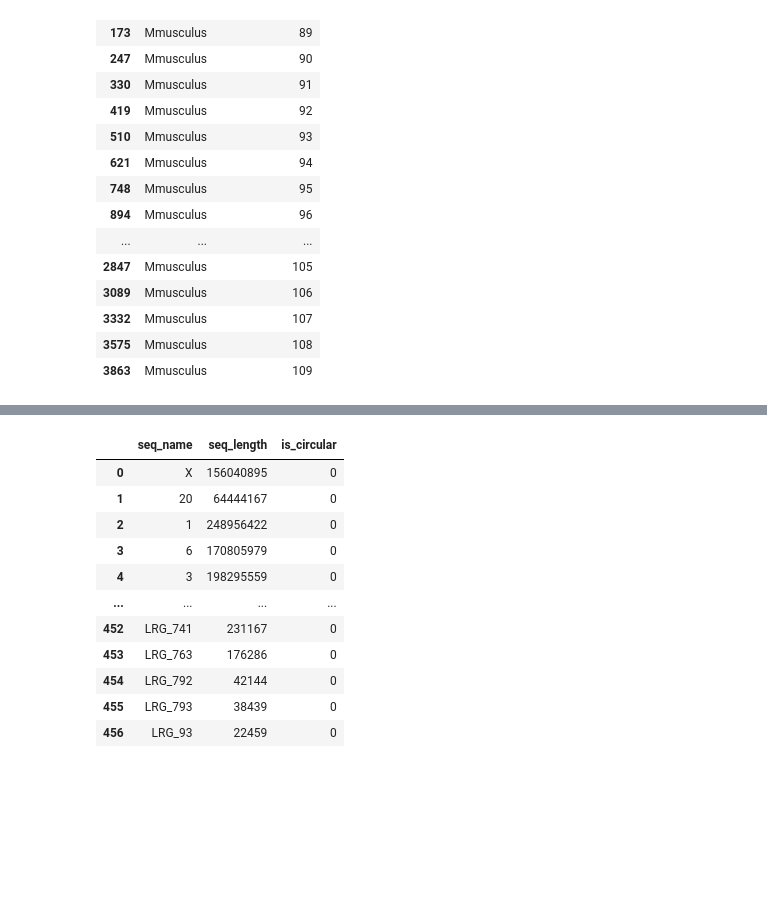
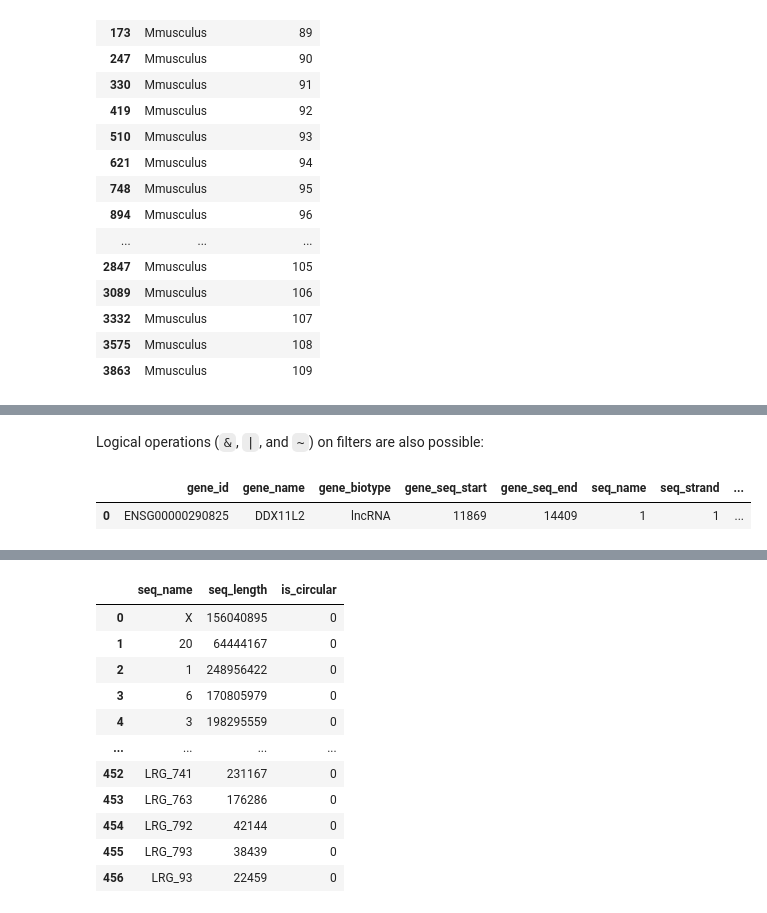
Before and after one commit to scverse/genomic-features, a Jupyter notebook: docs/notebooks/basic_usage.ipynb, the cells around one changed output, grey strips where cells are left out. Drawn from its saved outputs; the diff is of its cells as text; code cells hidden in the pictures; blank space fills up the shorter version.

```diff
--- a/docs/notebooks/basic_usage.ipynb
+++ b/docs/notebooks/basic_usage.ipynb
@@ -50,0 +94,9 @@ genes.head()
+# %% [markdown]
+Logical operations (`&`, `|`, and `~`) on filters are also possible:
+# %%
+ensdb.genes(
+    filter=gf.filters.GeneBioTypeFilter("lncRNA") & gf.filters.GeneRangesFilter("1:10000-20000")
+)
+# %% [output]
+|  | gene_id | gene_name | gene_biotype | gene_seq_start | gene_seq_end | seq_name | seq_strand | ... |
+| 0 | ENSG00000290825 | DDX11L2 | lncRNA | 11869 | 14409 | 1 | 1 | ... |
```
Also changed, not shown: parts of 18 cells of this notebook, 3 other files.
